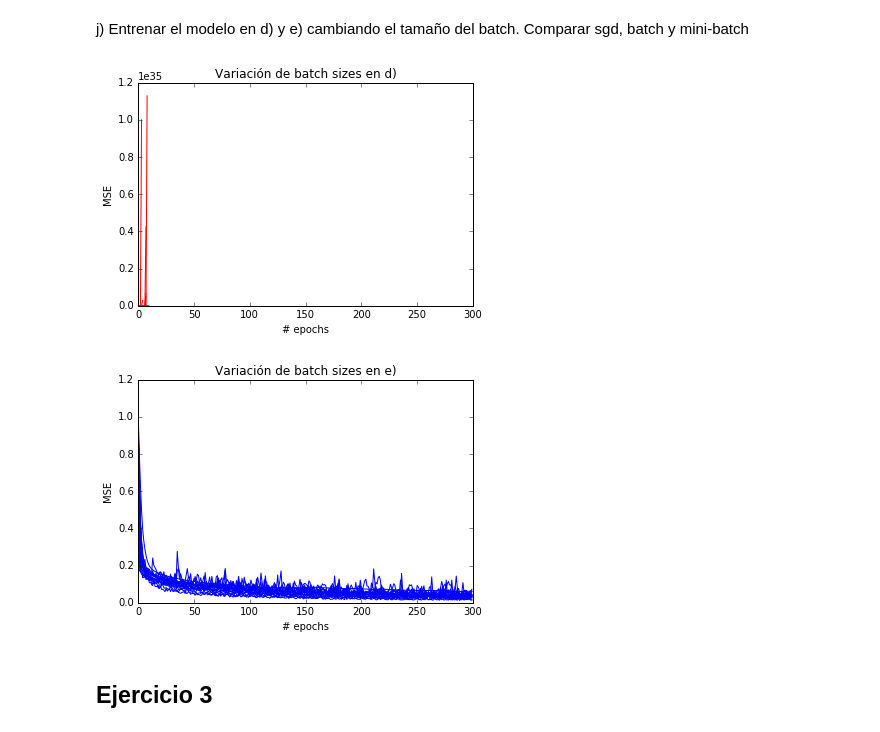
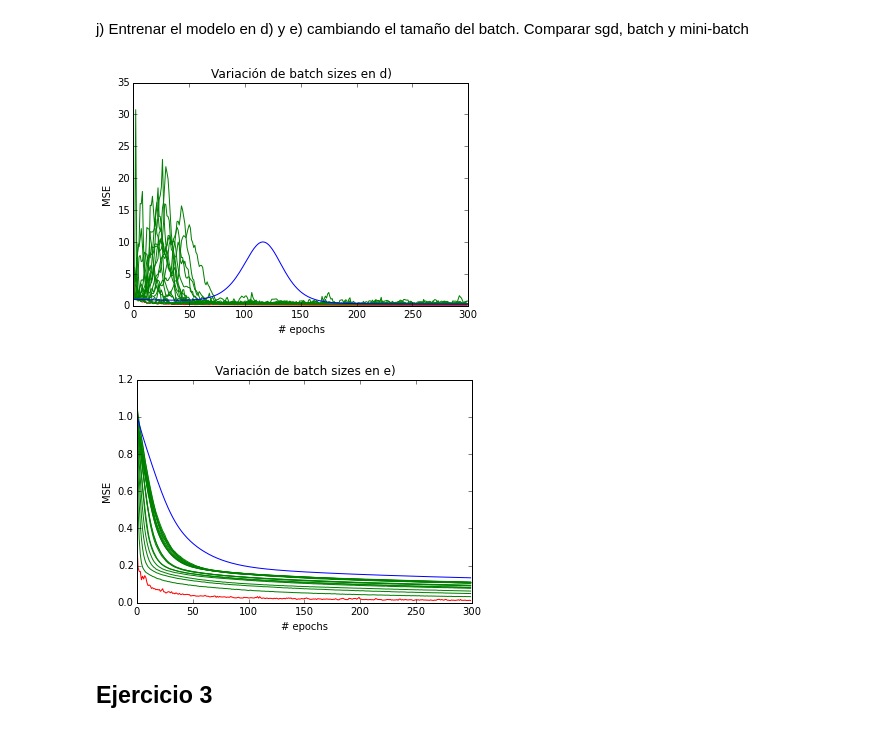
Before and after one commit to asazo/ANN, a Jupyter notebook: tarea1/tarea1.ipynb, the cells around one changed output. Drawn from its saved outputs; the diff is of its cells as text; code cells hidden in the pictures.

```diff
--- a/tarea1/tarea1.ipynb
+++ b/tarea1/tarea1.ipynb
@@ -222,7 +219,7 @@ def generate_model(optimizer, activation):
 
     return model
 
-sgd = SGD(lr=0.2)
+sgd = SGD(lr=0.02)
 model_d = generate_model(sgd,"sigmoid")
 
 hist = model_d.fit(X_train_scaled.as_matrix(), y_train_scaled.as_matrix(),
@@ -272,23 +260,22 @@ plt.show()
 f) Variar learning rate
 # %%
 n_lr = 20
-lear_rate = np.linspace(0,1,n_lr)
+lear_rate = np.linspace(0,0.02,n_lr)
 
 %matplotlib inline
 epochs = np.arange(300)
-
-for i in lear_rate:
+colors = ['r', 'g', 'b', 'y', 'c', 'm']
+for n, i in enumerate(lear_rate):
     sgd = SGD(lr=i)
     model = generate_model(sgd, "sigmoid")
 
     hist = model.fit(X_train_scaled.as_matrix(), y_train_scaled.as_matrix(),
                    nb_epoch=300, verbose=0,
                    validation_data=(X_test_scaled.as_matrix(), y_test_scaled.as_matrix()))
-    plt.plot(epochs, hist.history['loss'], 'r-')
+    plt.plot(epochs, hist.history['loss'], color=colors[n % len(colors)])
 
-plt.title(u"Función de activación Sigmoid")
+plt.title(u"Variación de learning rate con activación Sigmoid")
 plt.xlabel("# epochs")
 plt.ylabel("MSE")
 plt.show()
-# Ver que se muestre más bonito xD
 # %% [output]
@@ -347,7 +330,7 @@ lear_decay = np.logspace(-6,0,n_decay)
 epochs = np.arange(300)
 
 for i in lear_decay:
-    sgd = SGD(lr=0.2, decay=i)
+    sgd = SGD(lr=0.02, decay=i)
     model = generate_model(sgd, "sigmoid")
 
     hist = model.fit(X_train_scaled.as_matrix(), y_train_scaled.as_matrix(),
@@ -359,7 +342,6 @@ plt.title(u"Variación de learning decay")
 plt.xlabel("# epochs")
 plt.ylabel("MSE")
 plt.show()
-# Ver que se muestre más bonito xD
 # %% [output]
 [figure]
 # %% [markdown]
@@ -372,7 +354,7 @@ momentum = np.linspace(0,1,n_decay)
 epochs = np.arange(300)
 
 for i in momentum:
-    sgd = SGD(lr=0.2,momentum=i)
+    sgd = SGD(lr=0.02,momentum=i)
     model = generate_model(sgd, "sigmoid")
 
     hist = model.fit(X_train_scaled.as_matrix(), y_train_scaled.as_matrix(),
@@ -396,41 +378,51 @@ batch_sizes = np.round(np.linspace(1,X_train_scaled.shape[0],n_batches))
 %matplotlib inline
 epochs = np.arange(300)
 
+
 for i in batch_sizes:
-    sgd = SGD(lr=0.2)
+    sgd = SGD(lr=0.02)
     model = generate_model(sgd, "sigmoid")
 
     hist = model.fit(X_train_scaled.as_matrix(), y_train_scaled.as_matrix(),
                    batch_size=i, nb_epoch=300, verbose=0,
                    validation_data=(X_test_scaled.as_matrix(), y_test_scaled.as_matrix()))
-    plt.plot(epochs, hist.history['loss'], 'r-')
+    if i == 1:
+        plt.plot(epochs, hist.history['loss'], 'r-')
+    elif i == X_train_scaled.shape[0]:
+        plt.plot(epochs, hist.history['loss'], 'b-')
+    else:
+        plt.plot(epochs, hist.history['loss'], 'g-')
 
 plt.title(u"Variación de batch sizes en d)")
 plt.xlabel("# epochs")
 plt.ylabel("MSE")
 plt.show()
 
 
 %matplotlib inline
 epochs = np.arange(300)
 
 for i in batch_sizes:
-    sgd = SGD(lr=0.2)
+    sgd = SGD(lr=0.02)
     model = generate_model(sgd, "relu")
 
     hist = model.fit(X_train_scaled.as_matrix(), y_train_scaled.as_matrix(),
                    batch_size=i, nb_epoch=300, verbose=0,
                    validation_data=(X_test_scaled.as_matrix(), y_test_scaled.as_matrix()))
-    plt.plot(epochs, hist.history['loss'], 'b-')
+    if i == 1:
+        plt.plot(epochs, hist.history['loss'], 'r-')
+    elif i == X_train_scaled.shape[0]:
+        plt.plot(epochs, hist.history['loss'], 'b-')
+    else:
+        plt.plot(epochs, hist.history['loss'], 'g-')
 
 plt.title(u"Variación de batch sizes en e)")
 plt.xlabel("# epochs")
 plt.ylabel("MSE")
 plt.show()
-# Ver que se muestre más bonito xD
 # %% [output]
-[figure, old version]
+[figure, new version]
-[figure, old version]
+[figure, new version]
 # %% [markdown]
 ## Ejercicio 3
 # %% [markdown]
```
Also changed, not shown: parts of 9 cells of this notebook.
